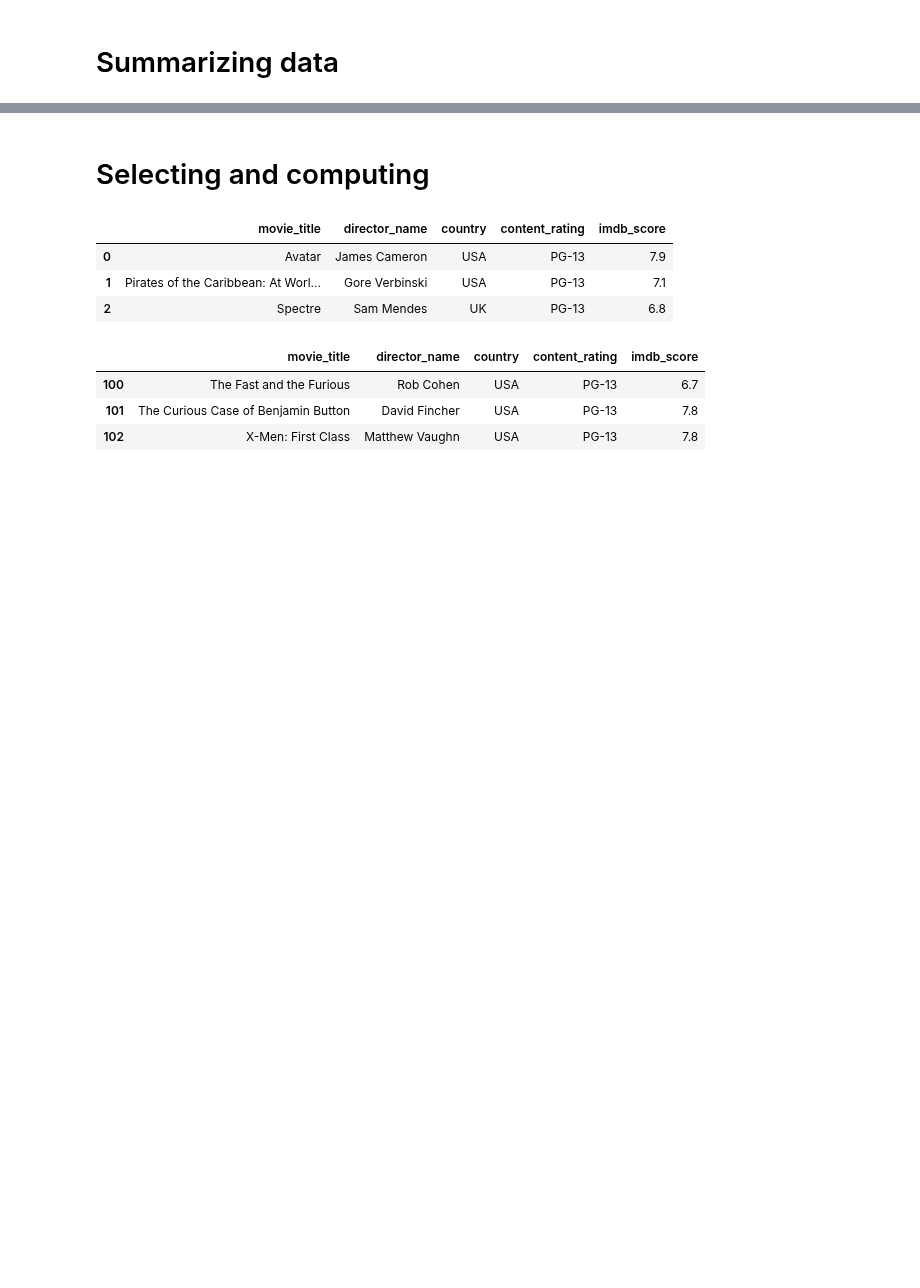
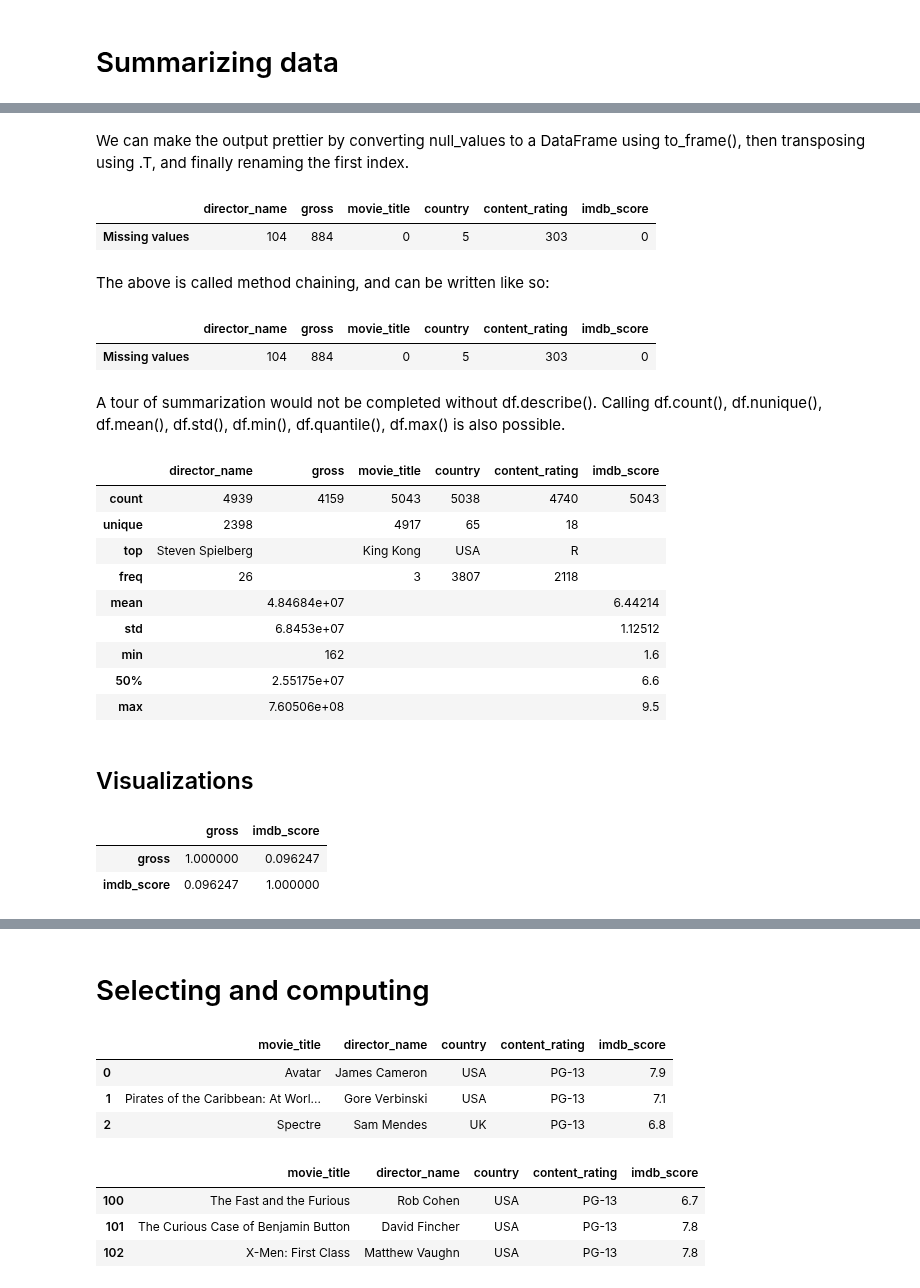
Before and after one commit to tommyod/awesome-pandas, a Jupyter notebook: cheat_sheet/Cheat Sheet.ipynb, the cells around one changed output, grey strips where cells are left out. Saved outputs shown, nothing was run; the diff lists cells and outputs as text; code cells hidden in the pictures; blank space fills up the shorter version.

```diff
--- a/cheat_sheet/Cheat Sheet.ipynb
+++ b/cheat_sheet/Cheat Sheet.ipynb
@@ -136,0 +129,44 @@ dtype: int64
+# %% [markdown]
+We can make the output prettier by converting null_values to a DataFrame using to_frame(), then transposing using .T, and finally renaming the first index.
+# %%
+null_values.to_frame().T.rename(index={0:'Missing values'})
+# %% [output]
+|  | director_name | gross | movie_title | country | content_rating | imdb_score |
+| Missing values | 104 | 884 | 0 | 5 | 303 | 0 |
+# %% [markdown]
+The above is called method chaining, and can be written like so:
+# %%
+(df
+    .isnull()    # Figure out whether every entry is null (missing), or not
+    .sum(axis=0) # Sum over each column, axis=0 is the default
+    .to_frame()  # The result is a Series, convert to DataFrame
+    .T           # Transpose (switch rows and columns)
+    .rename(index={0:'Missing values'}) # Rename the index and show it
+)
+# %% [output]
+|  | director_name | gross | movie_title | country | content_rating | imdb_score |
+| Missing values | 104 | 884 | 0 | 5 | 303 | 0 |
+# %% [markdown]
+A tour of summarization would not be completed without df.describe().
+Calling df.count(), df.nunique(), df.mean(), df.std(), df.min(), df.quantile(), df.max() is also possible.
+# %%
+df.describe(percentiles=[0.5], include='all').fillna('')
+# %% [output]
+|  | director_name | gross | movie_title | country | content_rating | imdb_score |
+| count | 4939 | 4159 | 5043 | 5038 | 4740 | 5043 |
+| unique | 2398 |  | 4917 | 65 | 18 |  |
+| top | Steven Spielberg |  | King Kong | USA | R |  |
+| freq | 26 |  | 3 | 3807 | 2118 |  |
+| mean |  | 4.84684e+07 |  |  |  | 6.44214 |
+| std |  | 6.8453e+07 |  |  |  | 1.12512 |
+| min |  | 162 |  |  |  | 1.6 |
+| 50% |  | 2.55175e+07 |  |  |  | 6.6 |
+| max |  | 7.60506e+08 |  |  |  | 9.5 |
+# %% [markdown]
+## Visualizations
+# %%
+df.corr(method='spearman', min_periods=1)
+# %% [output]
+|  | gross | imdb_score |
+| gross | 1.000000 | 0.096247 |
+| imdb_score | 0.096247 | 1.000000 |
```
Also changed, not shown: parts of 32 cells of this notebook, 1 other file.
